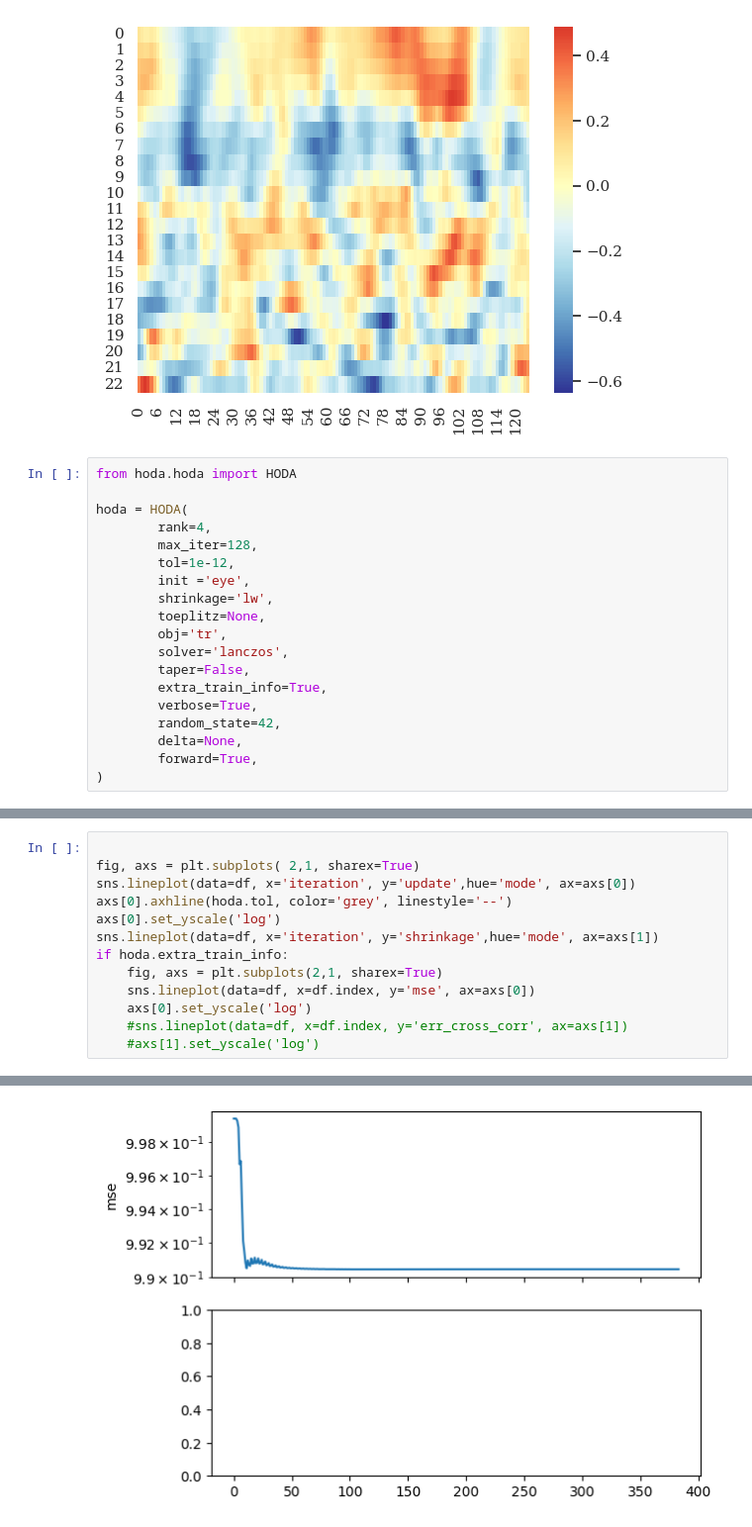
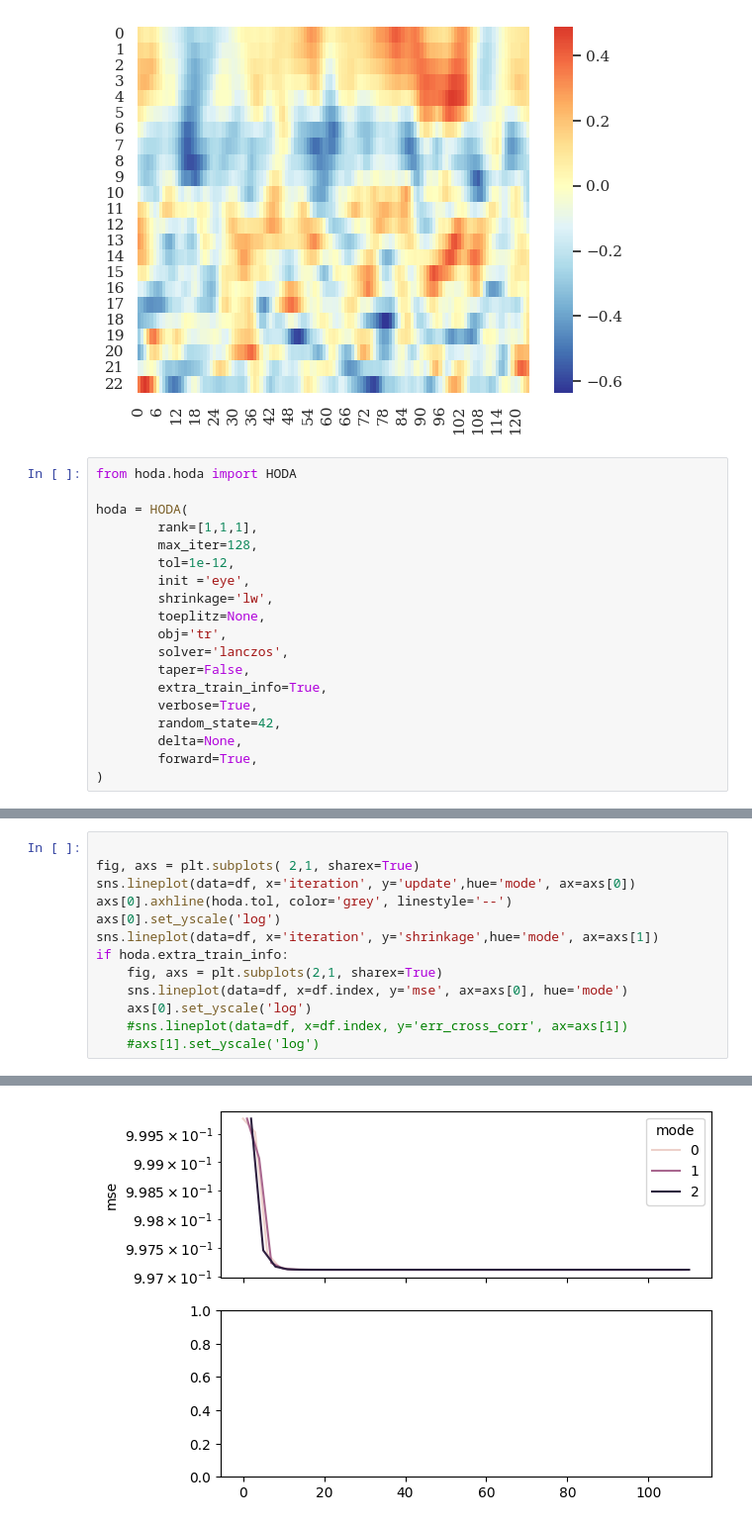
Before and after one commit to arnevdk/bttda, a Jupyter notebook: notebooks/hoda_mi.ipynb, the cells around one changed output, grey strips where cells are left out. Shown at 99% size. Saved outputs shown, nothing was run; the diff lists cells and outputs as text.

```diff
--- a/notebooks/hoda_mi.ipynb
+++ b/notebooks/hoda_mi.ipynb
@@ -80,7 +77,7 @@ sns.heatmap(contrast[2], cmap="RdYlBu_r", center=0)
 from hoda.hoda import HODA
 
 hoda = HODA(
-        rank=4,
+        rank=[1,1,1],
         max_iter=128,
         tol=1e-12,
         init ='eye',
@@ -160,7 +160,7 @@ axs[0].set_yscale('log')
 sns.lineplot(data=df, x='iteration', y='shrinkage',hue='mode', ax=axs[1])
 if hoda.extra_train_info:
     fig, axs = plt.subplots(2,1, sharex=True)
-    sns.lineplot(data=df, x=df.index, y='mse', ax=axs[0])
+    sns.lineplot(data=df, x=df.index, y='mse', ax=axs[0], hue='mode')
     axs[0].set_yscale('log')
     #sns.lineplot(data=df, x=df.index, y='err_cross_corr', ax=axs[1])
     #axs[1].set_yscale('log')
@@ -169,4 +169,4 @@ if hoda.extra_train_info:
-[figure, old version]
+[figure, new version]
 # %%
 #G_cov = tl.tensordot(G.T, G, axes=1)/(n_samples-1)
 n_samples = len(X)
```
Also changed, not shown: parts of 9 cells of this notebook, 4 other files.
